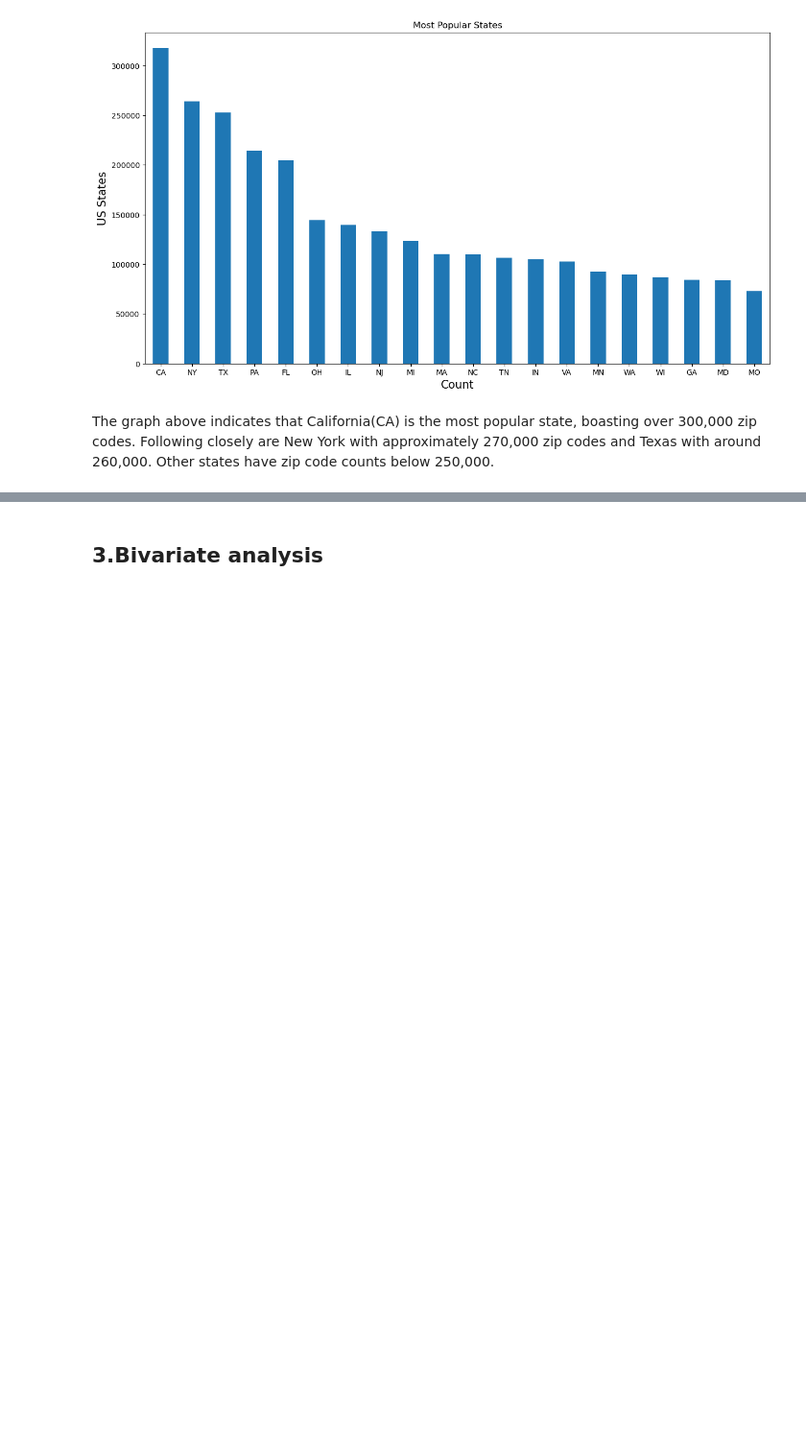
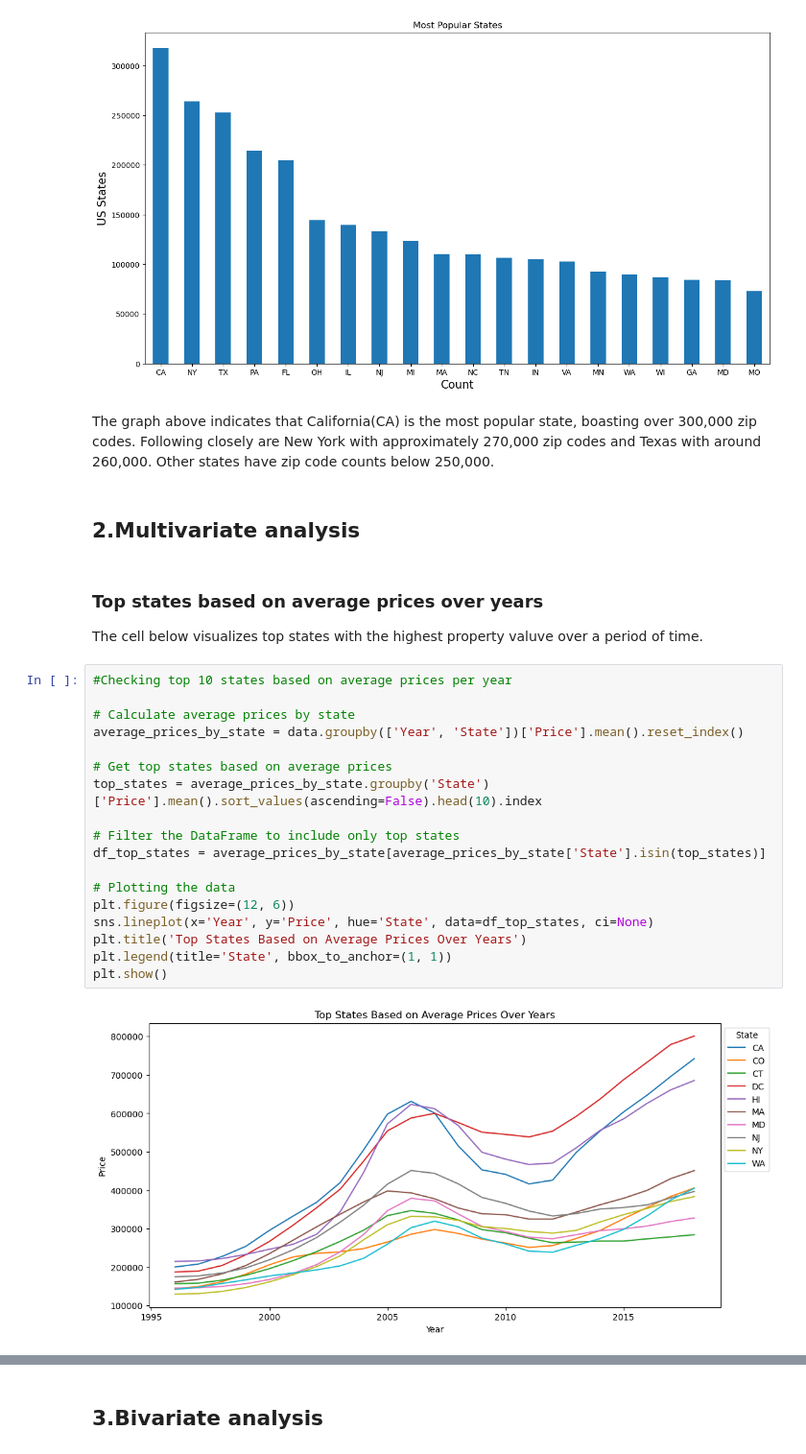
Before and after one commit to PaulMuniu/Phase-4-Group-Project, a Jupyter notebook: Student.ipynb, the cells around one changed output, grey strips where cells are left out. Shown at 96% size. Saved outputs shown, nothing was run; the diff lists cells and outputs as text; blank space fills up the shorter version.

Commit message:
Completed Multivariate analysis

```diff
--- a/Student.ipynb
+++ b/Student.ipynb
@@ -518,3 +518,29 @@ plt.title("Most Popular States",fontsize=12);
 [figure]
 # %% [markdown]
 The graph above indicates that California(CA) is the most popular state, boasting over 300,000 zip codes. Following closely are New York with approximately 270,000 zip codes and Texas with around 260,000. Other states have zip code counts below 250,000.
+# %% [markdown]
+## 2.Multivariate analysis
+# %% [markdown]
+### Top states based on average prices over years
+
+The cell below visualizes top states with the highest property valuve over a period of time.
+# %%
+#Checking top 10 states based on average prices per year
+
+# Calculate average prices by state
+average_prices_by_state = data.groupby(['Year', 'State'])['Price'].mean().reset_index()
+
+# Get top states based on average prices
+top_states = average_prices_by_state.groupby('State')['Price'].mean().sort_values(ascending=False).head(10).index
+
+# Filter the DataFrame to include only top states
+df_top_states = average_prices_by_state[average_prices_by_state['State'].isin(top_states)]
+
+# Plotting the data
+plt.figure(figsize=(12, 6))
+sns.lineplot(x='Year', y='Price', hue='State', data=df_top_states, ci=None)
+plt.title('Top States Based on Average Prices Over Years')
+plt.legend(title='State', bbox_to_anchor=(1, 1))
+plt.show()
+# %% [output]
+[figure, added]
```
Also changed, not shown: parts of 4 cells of this notebook.
